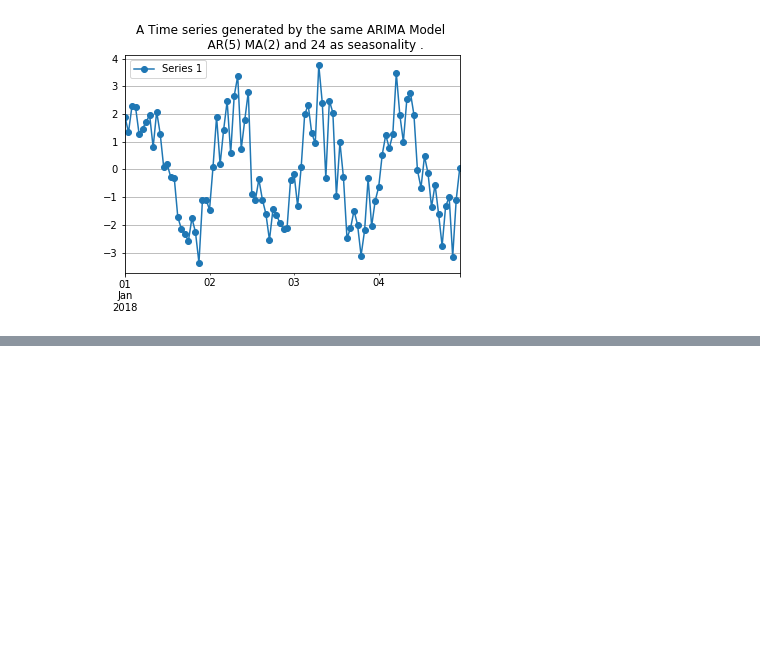
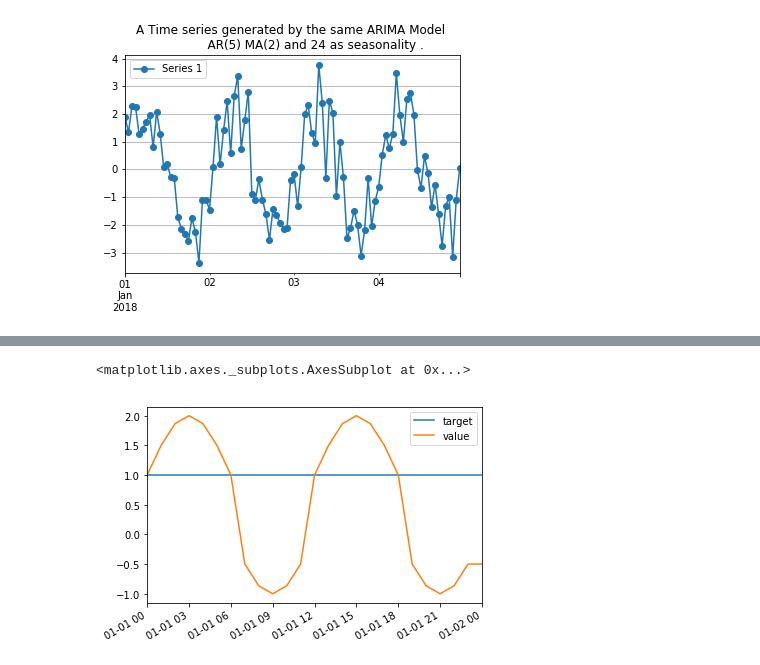
Before and after one commit to rpazuki/pyTsGen, a Jupyter notebook: Notebook.ipynb, the cells around one changed output, grey strips where cells are left out. Cells and saved outputs as stored; diff of their text form; code cells hidden in the pictures; blank space fills up the shorter version.

```diff
--- a/Notebook.ipynb
+++ b/Notebook.ipynb
@@ -132,0 +224,5 @@ plt.show()
+# %%
+df.plot()
+# %% [output]
+<matplotlib.axes._subplots.AxesSubplot at 0x...>
+[figure, added]
```
Also changed, not shown: parts of 10 cells of this notebook, 5 other files.
